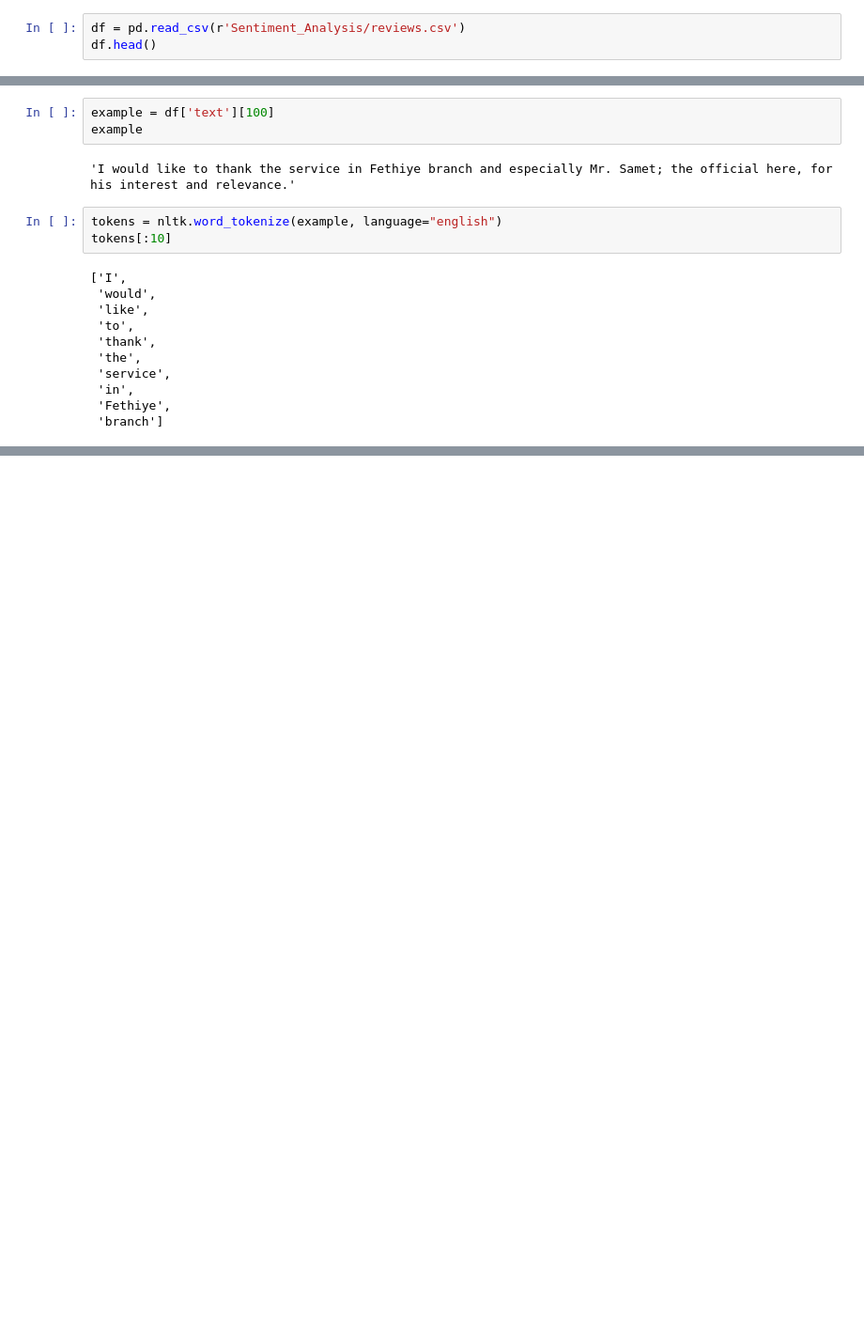
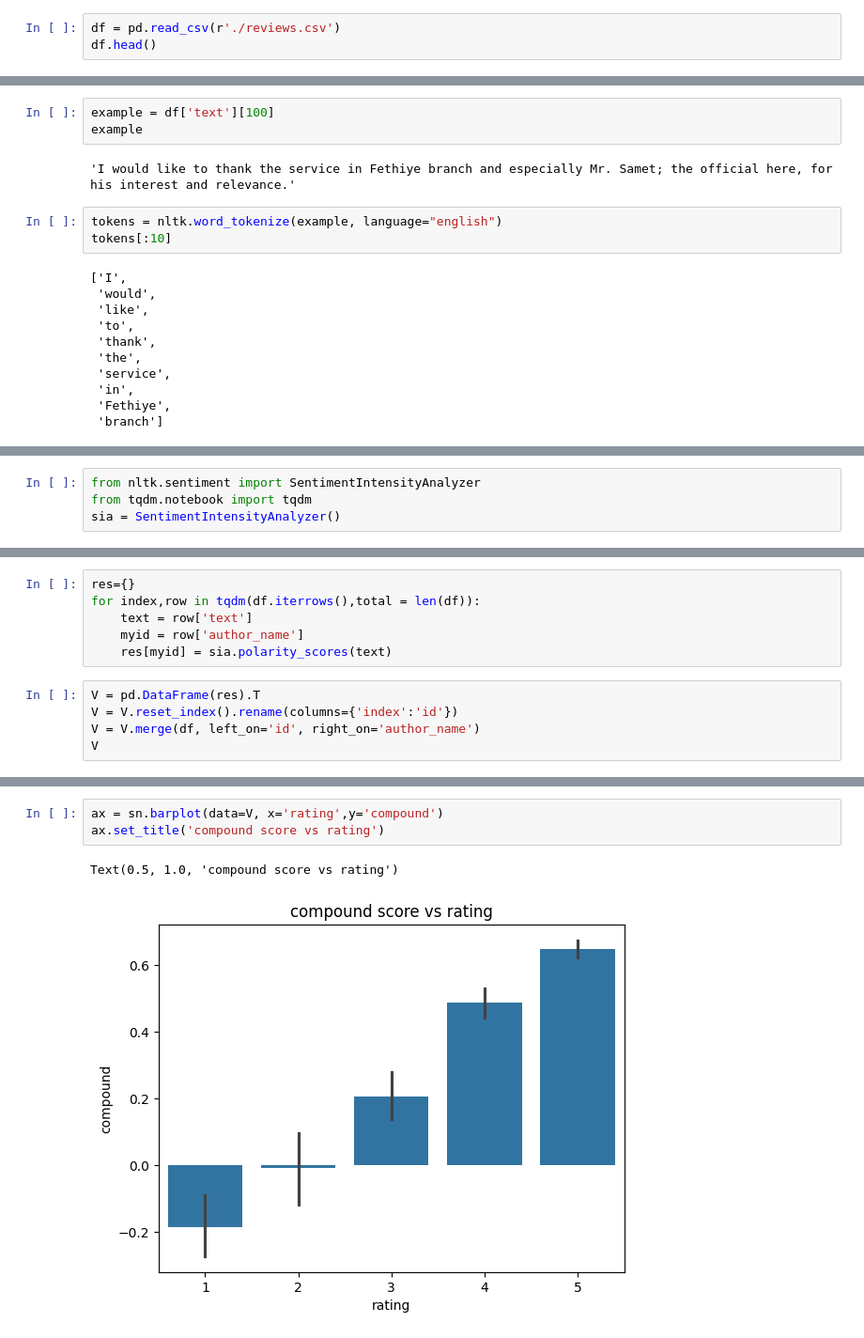
Before and after one commit to juanesgarg/Sentiment_Analysis, a Jupyter notebook: sentiment_analysis_restaurants.ipynb, the cells around one changed output, grey strips where cells are left out. Shown: that part at 94% size. Cells and saved outputs as stored; diff of their text form; blank space fills up the shorter version.

```diff
--- a/sentiment_analysis_restaurants.ipynb
+++ b/sentiment_analysis_restaurants.ipynb
@@ -17,5 +39,5 @@ True
 # %%
-df = pd.read_csv(r'Sentiment_Analysis/reviews.csv')
+df = pd.read_csv(r'./reviews.csv')
 df.head()
 # %% [output]
 |  | business_name | author_name | text | photo | rating | rating_category |
@@ -89,0 +141,4 @@ tokens[:10]
+# %%
+from nltk.sentiment import SentimentIntensityAnalyzer
+from tqdm.notebook import tqdm
+sia = SentimentIntensityAnalyzer()
@@ -89,0 +151,11 @@ tokens[:10]
+# %%
+res={}
+for index,row in tqdm(df.iterrows(),total = len(df)):
+    text = row['text']
+    myid = row['author_name']
+    res[myid] = sia.polarity_scores(text)
+# %%
+V = pd.DataFrame(res).T
+V = V.reset_index().rename(columns={'index':'id'})
+V = V.merge(df, left_on='id', right_on='author_name')
+V
@@ -89,0 +191,6 @@ tokens[:10]
+# %%
+ax = sn.barplot(data=V, x='rating',y='compound')
+ax.set_title('compound score vs rating')
+# %% [output]
+Text(0.5, 1.0, 'compound score vs rating')
+[figure, added]
```
Also changed, not shown: parts of 21 cells of this notebook.
